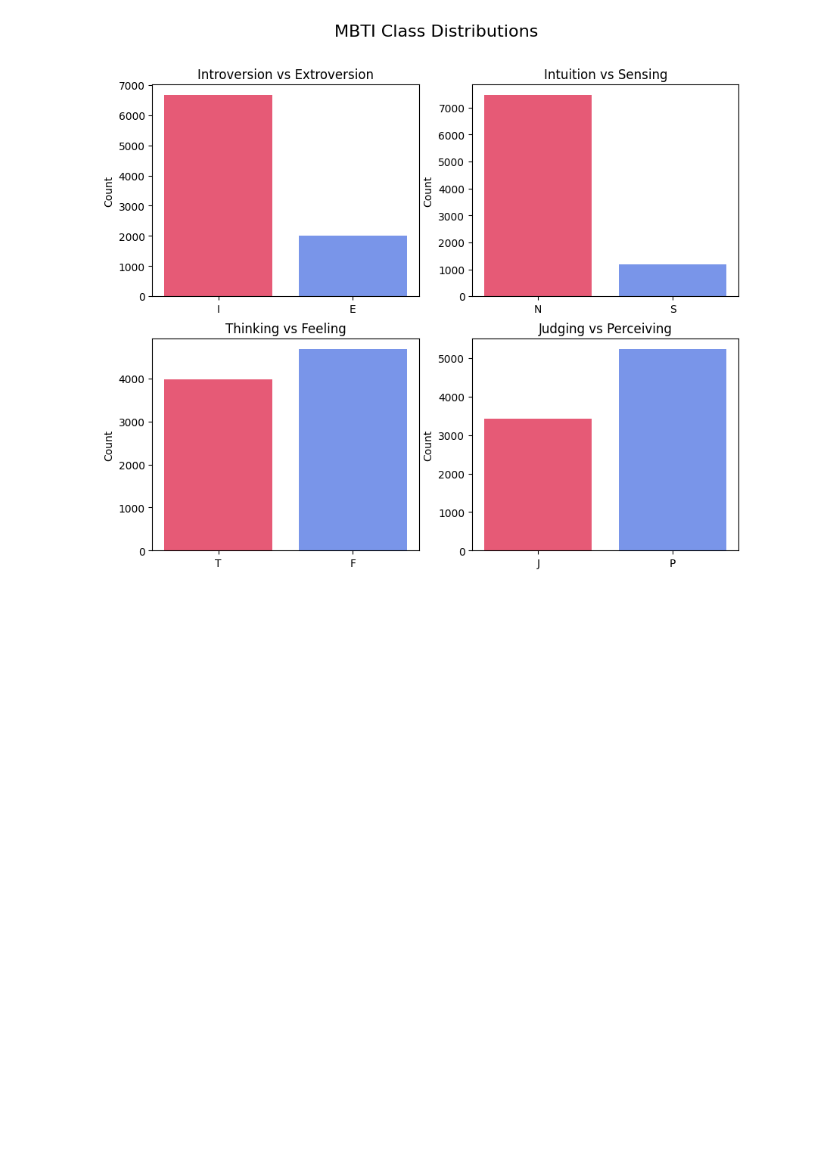
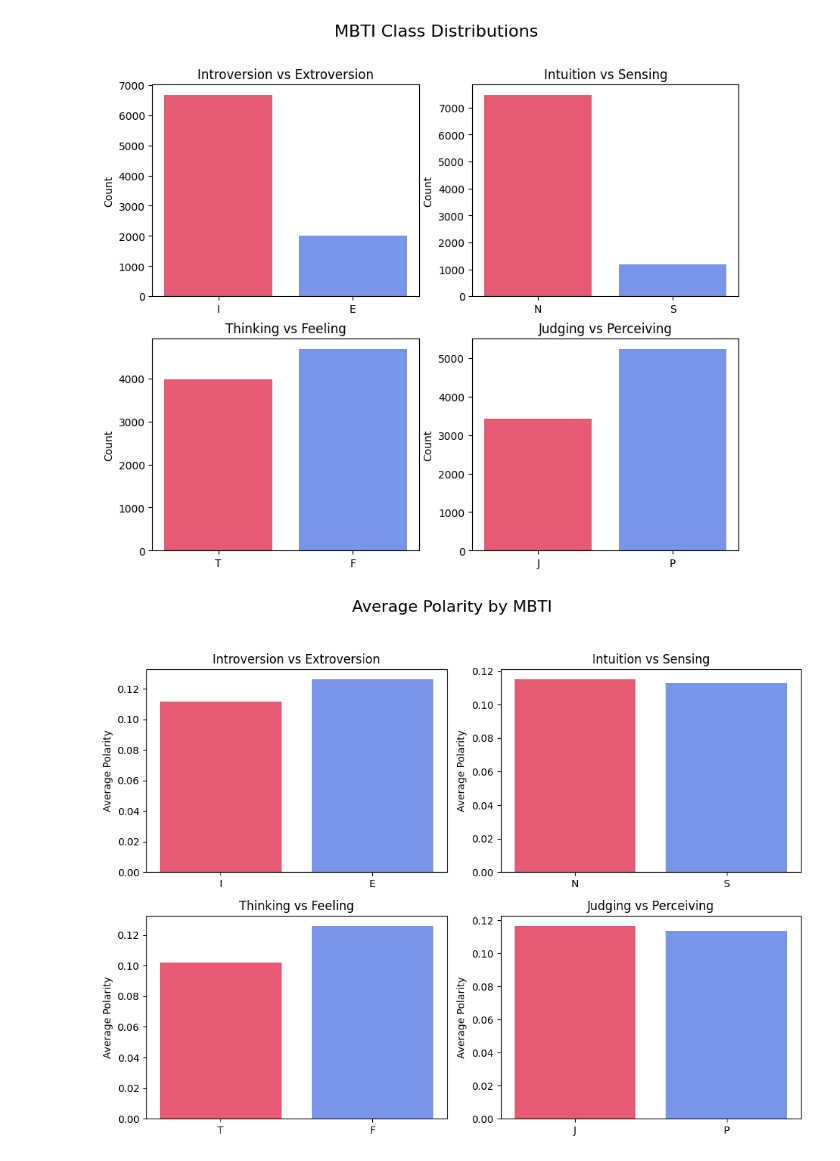
Before and after one commit to samueleallen/MBTI-Personality-Classifier, a Jupyter notebook: eda.ipynb, the cells around one changed output. Drawn from its saved outputs; the diff is of its cells as text; code cells hidden in the pictures; blank space fills up the shorter version.

Commit message:
added polarity vs class graphing method

```diff
--- a/eda.ipynb
+++ b/eda.ipynb
@@ -45,3 +45,65 @@ create_bar(axs[1, 0], tf, "Thinking vs Feeling", ["T", "F"])
 create_bar(axs[1, 1], jp, "Judging vs Perceiving", ["J", "P"])
 # %% [output]
 [figure]
+# %%
+# Graphs for avg polarity
+polarity = mbti.get_column("Polarity")
+
+# Setup figure
+fig, axs = plt.subplots(2, 2, figsize = (10,8))
+fig.suptitle("Average Polarity by MBTI", fontsize=16)
+
+def plot_avg_polarity(ax, labels, polarity, title, categories):
+    """
+    Function to plot average polarity of each differing class. Call this function 4 times, once for each separate binary class
+
+    Arguments:
+        ax: Instance of matplotlib.pyplot object
+        labels (list of str): List of each binary class occurence. For example, pass in our 'ie' list filled with 'I' or 'E' for introvert/extrovert per row in our dataset.
+        polarity (list of float): List of average polarity across all 50 tweets from each person.
+        title (str): Name of graph.
+        categories (list of str): The different binary outcomes for a class. For example, for our ie list we would pass in ["I", "E"].
+    """
+    counts = {} # stores number of each class (ie. number of introverts vs number of extroverts)
+    sums = {} # stores the sum of polarity fo each unique label (ie. total polarity for all introverts)
+
+    # Loop through each row
+    for i in range(len(labels)):
+        label = labels[i]
+        score = polarity[i]
+
+        # Count number of each label
+        if label in counts:
+            counts[label] += 1
+        else:
+            counts[label] = 1
+
+        # Tally sum of polarity
+        if label in sums:
+            sums[label] += score
+        else:
+            sums[label] = score
+
+    # Now calculate average polarity for each class based on sums and counts
+    average_polarities = []
+    for cat in categories:
+        avg = sums[cat] / counts[cat]
+        average_polarities.append(avg)
+
+    # Create bar chart
+    bars = ax.bar(categories, average_polarities, color=["crimson", "royalblue"], alpha=0.7)
+
+    ax.set_title(title)
+    ax.set_ylabel("Average Polarity")
+    ax. axhline(0, color="black", linewidth=0.8)
+
+# Plot each dimension
+plot_avg_polarity(axs[0, 0], ie, polarity, 'Introversion vs Extroversion', ['I', 'E'])
+plot_avg_polarity(axs[0, 1], ns, polarity, 'Intuition vs Sensing', ['N', 'S'])
+plot_avg_polarity(axs[1, 0], tf, polarity, 'Thinking vs Feeling', ['T', 'F'])
+plot_avg_polarity(axs[1, 1], jp, polarity, 'Judging vs Perceiving', ['J', 'P'])
+
+plt.tight_layout(rect=[0, 0.03, 1, 0.95])
+plt.show()
+# %% [output]
+[figure, added]
```
